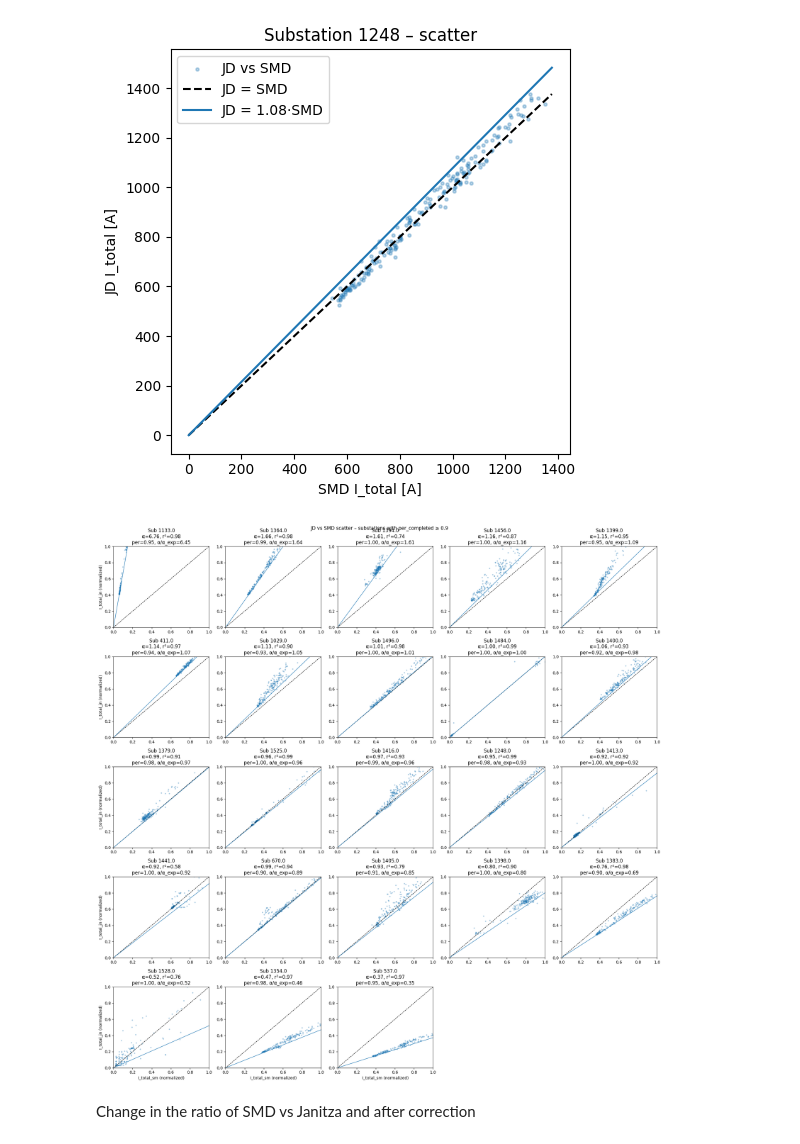
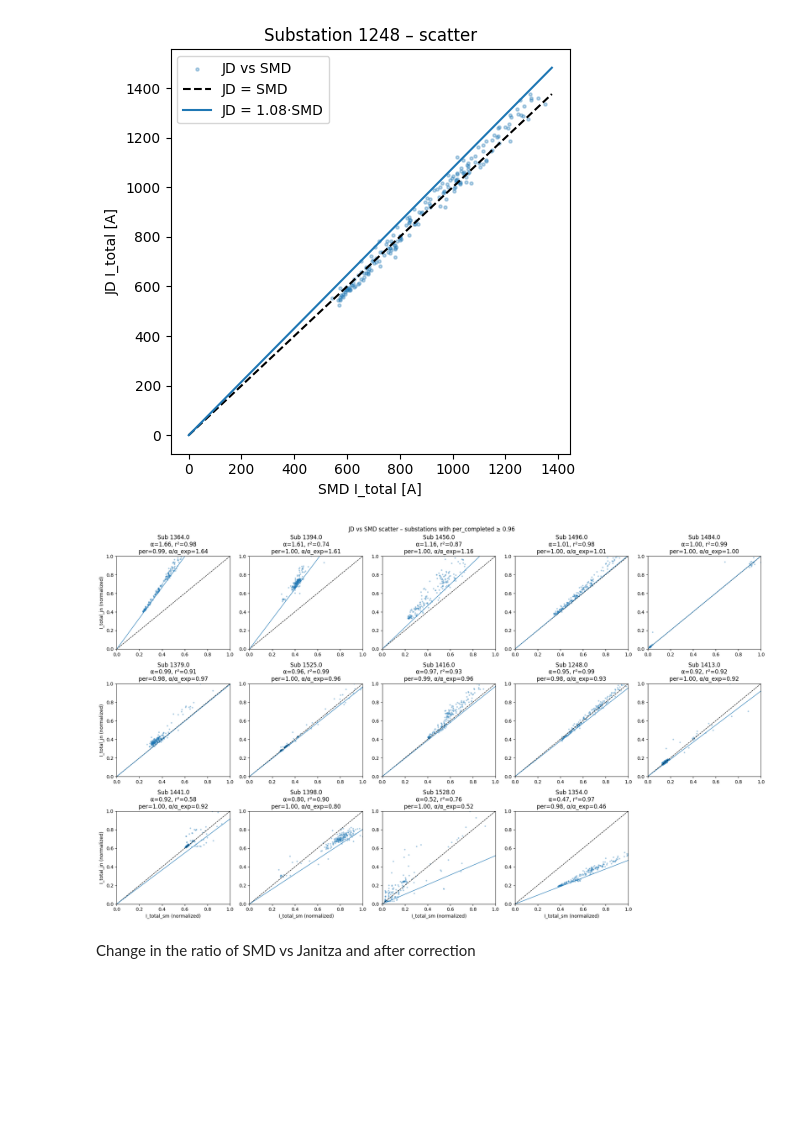
Before and after one commit to MindisBlank/Jasonaq_thesis, a Jupyter notebook: notebooks/ct_ratio_issue.ipynb, the cells around one changed output. Drawn from its saved outputs; the diff is of its cells as text; code cells hidden in the pictures; blank space fills up the shorter version.

```diff
--- a/notebooks/ct_ratio_issue.ipynb
+++ b/notebooks/ct_ratio_issue.ipynb
@@ -622,13 +622,13 @@ plot_substation_scatter(
 # %%
 plot_scatter_grid(
     merged=df_merged,
     summary=df_computed,
-    min_per_completed=0.9,
+    min_per_completed=0.96,
     max_plots=24,
     cols=5,
 )
 # %% [output]
-[figure, old version]
+[figure, new version]
 # %% [markdown]
 Change in the ratio of SMD vs Janitza and after correction
 # %%
```
Also changed, not shown: parts of 5 cells of this notebook, 6 other files.
